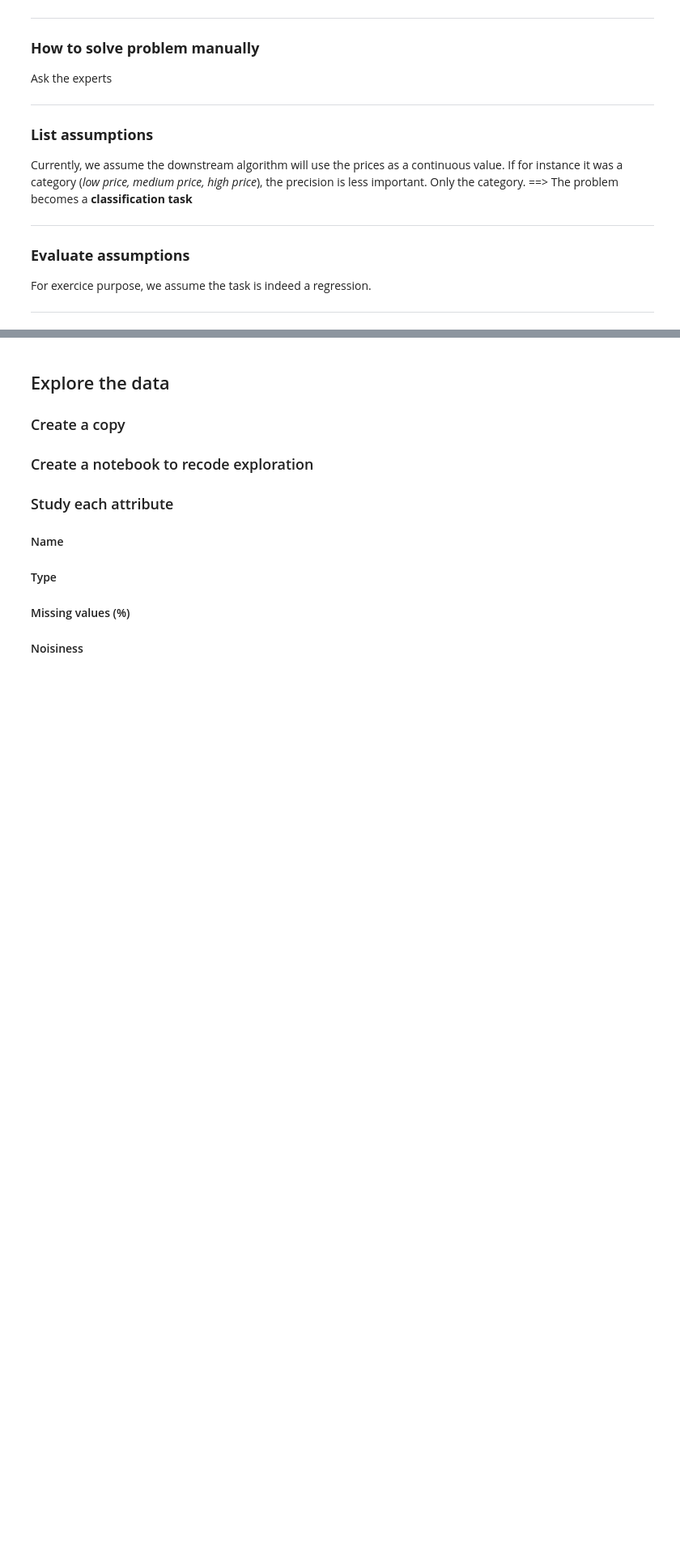
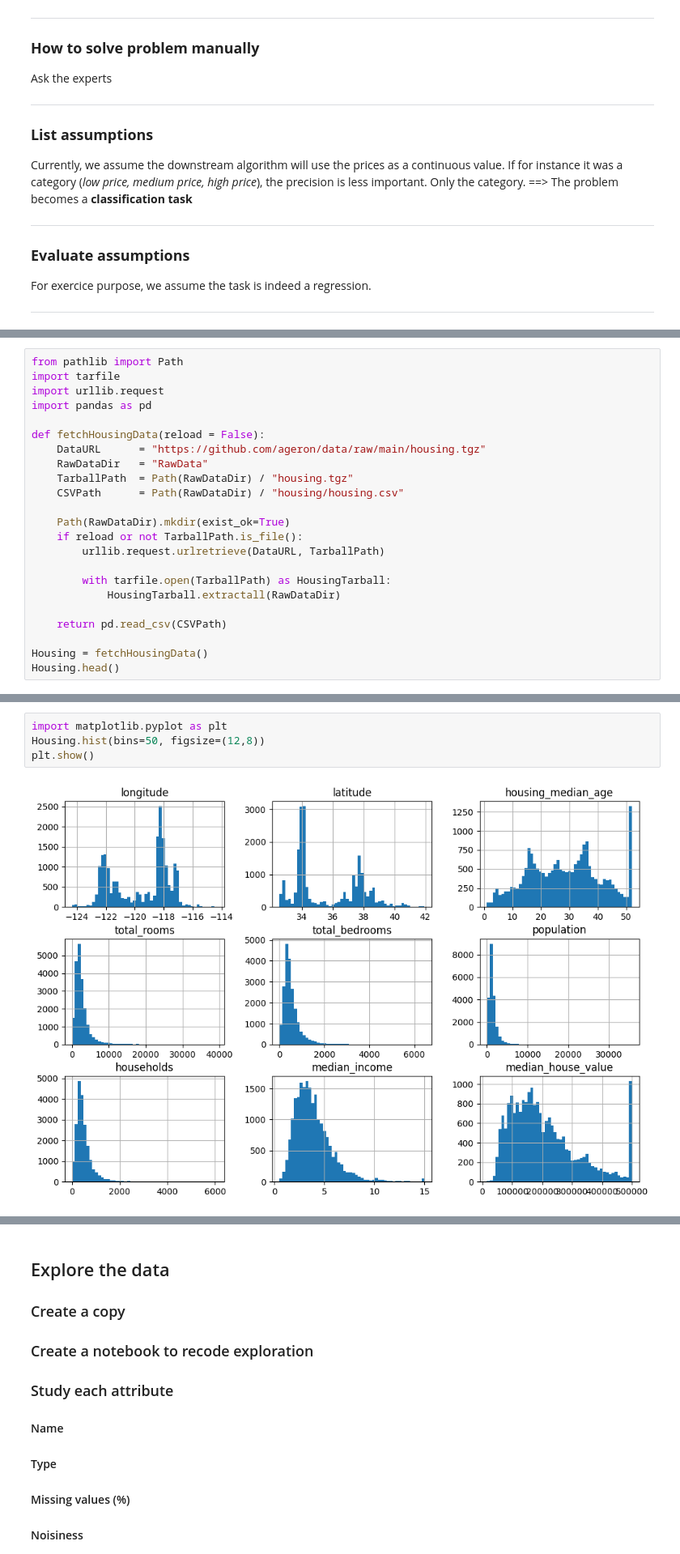
Before and after one commit to SimLend/HandsOnMachineLearning, a Jupyter notebook: Chapter1/CaliforniaHousingPrices/HousingPriceRegression.ipynb, the cells around one changed output, grey strips where cells are left out. Shown at 81% size. Cells and saved outputs as stored; diff of their text form; blank space fills up the shorter version.

```diff
--- a/Chapter1/CaliforniaHousingPrices/HousingPriceRegression.ipynb
+++ b/Chapter1/CaliforniaHousingPrices/HousingPriceRegression.ipynb
@@ -127,0 +114,23 @@ We need the california district housing prices from the SatLib dataset
+# %%
+from pathlib import Path
+import tarfile
+import urllib.request
+import pandas as pd
+
+def fetchHousingData(reload = False):
+    DataURL      = "https://github.com/ageron/data/raw/main/housing.tgz"
+    RawDataDir   = "RawData"
+    TarballPath  = Path(RawDataDir) / "housing.tgz"
+    CSVPath      = Path(RawDataDir) / "housing/housing.csv"
+
+    Path(RawDataDir).mkdir(exist_ok=True)
+    if reload or not TarballPath.is_file():
+        urllib.request.urlretrieve(DataURL, TarballPath)
+
+        with tarfile.open(TarballPath) as HousingTarball:
+            HousingTarball.extractall(RawDataDir)
+
+    return pd.read_csv(CSVPath)
+
+Housing = fetchHousingData()
+Housing.head()
@@ -127,0 +193,6 @@ We need the california district housing prices from the SatLib dataset
+# %%
+import matplotlib.pyplot as plt
+Housing.hist(bins=50, figsize=(12,8))
+plt.show()
+# %% [output]
+[figure, added]
```
Also changed, not shown: parts of 9 cells of this notebook, 1 other file.
